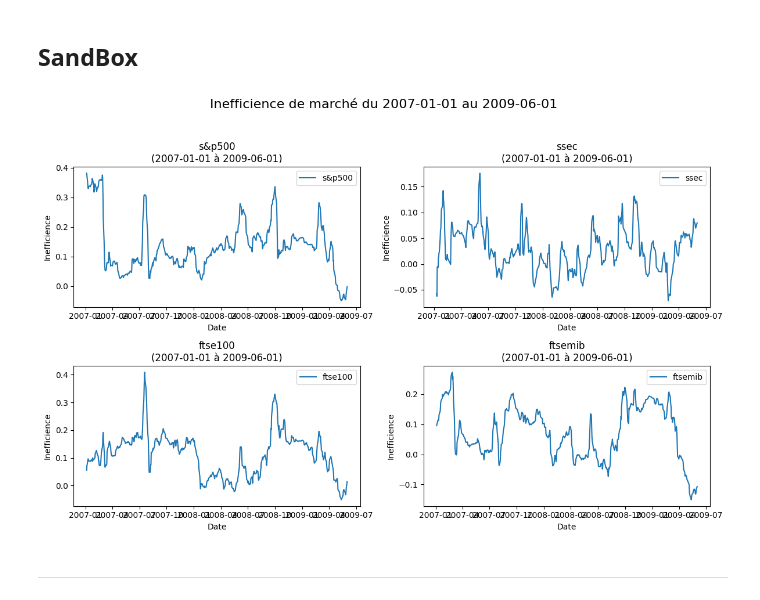
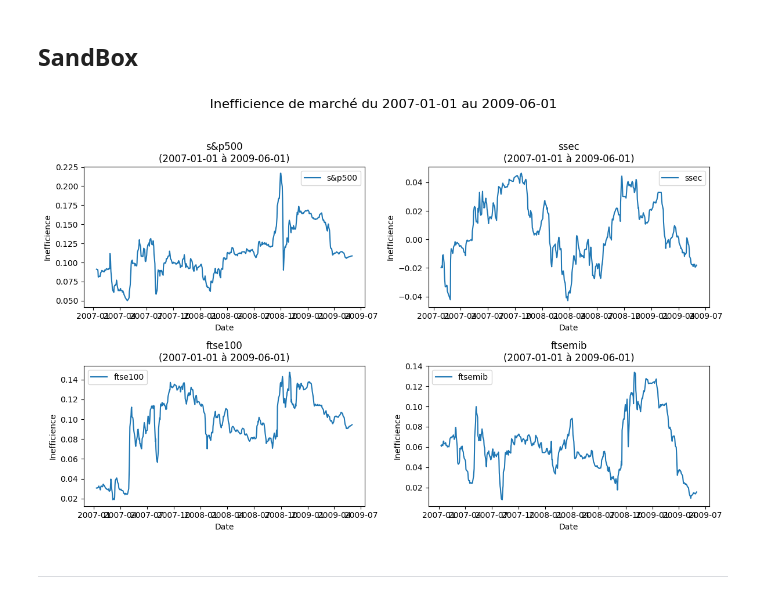
Before and after one commit to Caymaar/measuring-market-inefficiency-conditional-correlation, a Jupyter notebook: notebooks/dev.ipynb, the cells around one changed output. Cells and saved outputs as stored; diff of their text form; code cells hidden in the pictures.

```diff
--- a/notebooks/dev.ipynb
+++ b/notebooks/dev.ipynb
@@ -95,6 +95,7 @@ import pandas as pd
 import statsmodels.api as sm
 from scipy.linalg import solve
 from typing import Tuple
+from scipy.stats import linregress
 
 class HurstCalculator:
     def __init__(self, k: int = 10, window: int = 250, method: str = 'classic'):
@@ -134,6 +135,30 @@ class HurstCalculator:
         fractal_dimension = 2 - hurst_exponent
 
         return hurst_exponent, fractal_dimension
+
+    def estimate_hurst(self, prix: np.ndarray, max_tau: int = 100, plot: bool = False) -> float:
+        """
+        Estime l'exposant de Hurst à partir d'une série de prix.
+
+        Parameters:
+            log_prix (np.ndarray): Série de prix.
+            max_tau (int): Nombre maximum de décalages (tau) à considérer.
+            plot (bool): Si True, affiche la régression log-log.
+
+        Returns:
+            float: L'exposant de Hurst estimé.
+        """
+        log_prix = np.log(prix)
+
+        # Calcul des sigmas pour chaque tau
+        taus = np.arange(1, max_tau)
+        sigmas = [np.std(np.subtract(log_prix[lag:], log_prix[:-lag])) for lag in taus]
+
+        # Régression linéaire sur les valeurs log-log
+        log_echelles = np.log(taus)
+        log_sigma_t = np.log(sigmas)
+        slope, intercept, _, _, _ = linregress(log_echelles, log_sigma_t)
+        return slope
 
     def get_matlab_hurst(self, Signal):
         """
@@ -261,7 +286,7 @@ class HurstCalculator:
         Returns:
             Series of Hurst exponents
         """
-        log_prices = prices#np.log(prices)
+        log_prices = np.log(prices)
         diff_prices = np.diff(log_prices)
         hurst_values = []
         index_list = []
@@ -279,6 +304,8 @@ class HurstCalculator:
                 h = self.get_rs_hurst(window_returns)[0]
             elif self.method == 'HIS':
                 h = self.HIS.EstHurstAggregateVariance(window_data, minimal=self.k, method="L2")
+            elif self.method == 'thibz':
+                h = self.estimate_hurst(window_data, max_tau=self.k)
             else:
                 h = self.get_classic_hurst(window_data)
 
@@ -366,32 +393,32 @@ class InefficiencyVisualizer:
             # Supprimer les axes vides si nécessaire
             for j in range(idx + 1, len(axes)):
                 fig.delaxes(axes[j])
 
             fig.suptitle(f"Inefficience de marché du {start_date} au {end_date}", fontsize=16)
             plt.tight_layout(rect=[0, 0.03, 1, 0.95])
             plt.show()
 
 # Dictionnaire des périodes à explorer
 dates = {
     '2007-01-01': '2009-06-01'
 }
 
 # Dictionnaire des séries (assurez-vous que ftse100, ftsemib, sp500, ssec sont des pd.Series)
 datas = {
     's&p500': sp500,
     'ssec': ssec,
     'ftse100': ftse100,
     'ftsemib': ftsemib
 }
 
 # Création de l'instance de HurstCalculator avec vos paramètres
-hurst_calc = HurstCalculator(k=10, window=100)
+hurst_calc = HurstCalculator(k=10, window=250, method="thibz")
 
 # Calcul des inefficiences et de la volatilité pour chaque série
 
 
 # Création de l'instance de visualisation et affichage
 visualizer = InefficiencyVisualizer(hurst_calculator=hurst_calc, datas=datas, dates=dates)
 visualizer.plot_inefficiencies()
 # %% [output]
-[figure, old version]
+[figure, new version]
```
Also changed, not shown: parts of 4 cells of this notebook, 1 other file.
